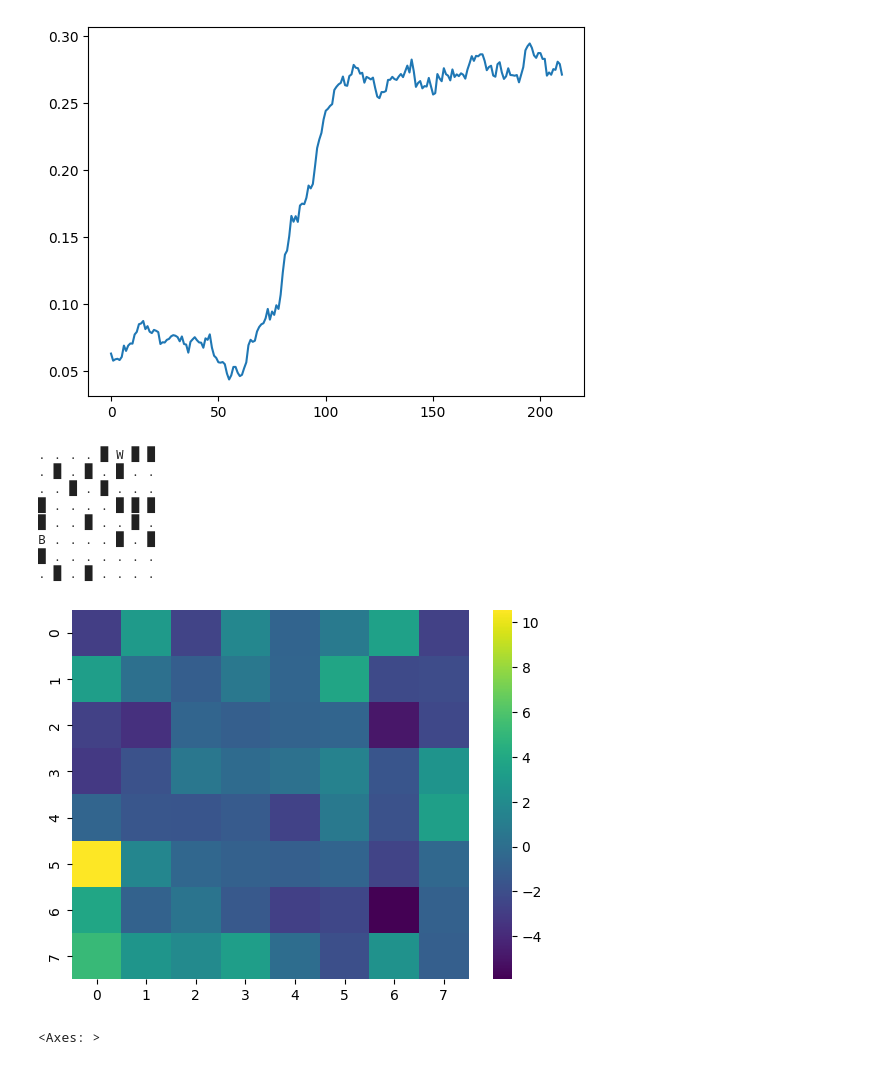
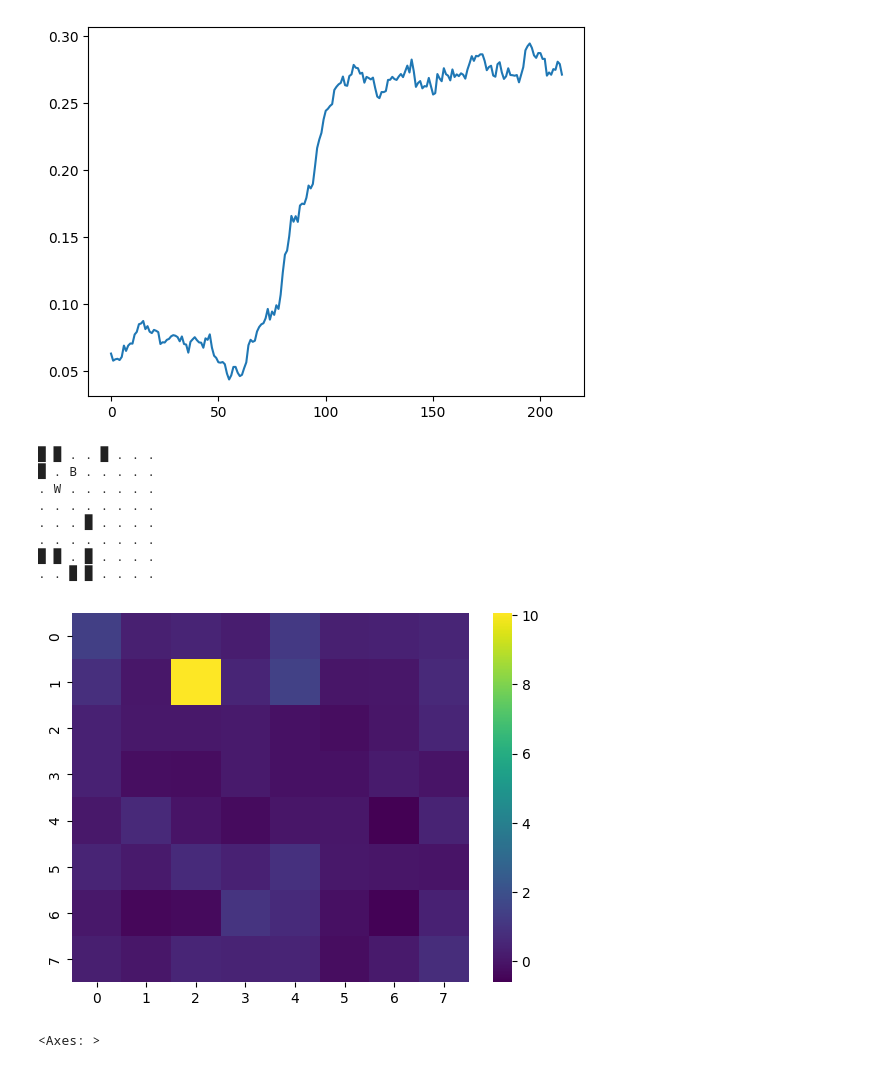
Before and after one commit to khang200923/queen-duel-bot, a Jupyter notebook: ai.ipynb, the cells around one changed output. Cells and saved outputs as stored; diff of their text form; code cells hidden in the pictures.

```diff
--- a/ai.ipynb
+++ b/ai.ipynb
@@ -147,40 +169,47 @@ def soft_update(target, source, tau):
 # %%
 agent = SmolQAgent()
 target = copy.deepcopy(agent)
-oppo = SimpleCleverAgent()
+def oppo_choose():
+    return random.choice([SimpleCleverAgent(), SimpleCleverAgent(), agent])
 optimizer = torch.optim.Adam(agent.parameters(), lr=1.5e-3, betas=(0.9, 0.999))
 epoch = 0
 # %%
 buffer: list[ReplayEntry] = []
 ENTRIES_PER_TRAIN_STEP = 512
-UPDATES_PER_TRAIN_STEP = 8
+UPDATES_PER_TRAIN_STEP = 12
 win_rate_graph = []
 reward_graph = []
 legal_graph = []
+is_white_agent = True
 # %%
 agent.train()
 while True:
 # for _ in range(1):
     print(f"Epoch {epoch}")
-    game = Game(agent, oppo)
+    game = Game(agent, oppo_choose()) if is_white_agent else Game(oppo_choose(), agent)
     reward_list = []
     legal_list = []
     win_list = []
     for _ in range(ENTRIES_PER_TRAIN_STEP * 2):
         if game.result is not None:
+            game.white = agent if is_white_agent else oppo_choose()
+            game.black = oppo_choose() if is_white_agent else agent
             game.reset()
-        if not game.is_white_turn:
+        if game.is_white_turn != is_white_agent:
             game.agent_move()
             if game.result is not None:
-                win_list.append(game.result)
+                win_list.append(game.result == is_white_agent)
+                is_white_agent = not is_white_agent
             continue
         state = game.get_state().convert_to_torch()
         _, move, legal = game.agent_move()
-        reward = get_reward(game, True, legal)
+        reward = get_reward(game, is_white_agent, legal)
         reward_list.append(reward)
         legal_list.append(legal)
         if game.result is not None:
-            win_list.append(game.result)
+            win_list.append(game.result == is_white_agent)
+            # if is_white_agent: win_list.append(game.result)
+            is_white_agent = not is_white_agent
         done = game.result is not None
         next_state = game.get_state().convert_to_torch() if not done else empty_game_state_torch()
         entry = ReplayEntry(
@@ -188,8 +217,9 @@ while True:
             action=torch.tensor(move, dtype=torch.int64, device=state.selfq_board.device),
             reward=reward,
             next_state=next_state,
-            done=done
+            done=done,
         )
+        # entry.importance = math.sqrt(loss_nograd_one(agent, target, entry))
         buffer.append(entry)
     reward_graph.append(np.mean(reward_list))
     legal_graph.append(len(list(x for x in legal_list if x)) / len(legal_list))
@@ -207,8 +237,8 @@ while True:
         loss_list.append(loss)
     print(f"Loss: mean={np.mean(loss_list):.4f}, median={np.median(loss_list):.4f}, std={np.std(loss_list):.4f}")
     random.shuffle(buffer)
-    del buffer[:int(len(buffer) * 0.025)]
-    soft_update(target, agent, tau=0.005)
+    del buffer[:int(len(buffer) * 0.02)]
+    soft_update(target, agent, tau=0.015)
     epoch += 1
     print()
     print("Switching to playing mode")
@@ -246,10 +299,10 @@ Base win rate: 5.73%
 # %%
 game = Game(agent, RandomAgent())
 wins = 0
-for _ in range(1000):
+for _ in range(200):
     game.reset()
     while game.result is None:
         game.agent_move()
     wins += 1 if game.result else 0
-print(f"Win rate: {wins / 1000:.2%}")
+print(f"Win rate: {wins / 200:.2%}")
 # %% [output]
@@ -316,26 +370,26 @@ plt.show()
 # %%
 game = Game(RandomAgent(), RandomAgent())
 game.reset()
-for _ in range(20):
+for _ in range(10):
     game.agent_move()
     if game.result is not None:
         break
 # agent.head_advantage(agent.conv(game.get_state().convert_to_torch().all_boards().unsqueeze(0))).squeeze(0).reshape((8, 8))
 # agent.head_value(agent.conv(game.get_state().convert_to_torch().all_boards().unsqueeze(0))).squeeze(0)
 if game.result is None:
     data = agent(game.get_state().convert_to_torch().all_boards().unsqueeze(0))
     print(game.repr_board())
     sns.heatmap(data.view(8,8).detach().numpy(), cmap="viridis")
 # %% [output]
-. . . . █ W █ █
-. █ . █ . █ . .
-. . █ . █ . . .
-█ . . . . █ █ █
-█ . . █ . . █ .
-B . . . . █ . █
-█ . . . . . . .
-. █ . █ . . . .
+█ █ . . █ . . .
+█ . B . . . . .
+. W . . . . . .
+. . . . . . . .
+. . . █ . . . .
+. . . . . . . .
+█ █ . █ . . . .
+. . █ █ . . . .
-[figure, old version]
+[figure, new version]
 # %%
 game.get_state().convert_to_torch().all_boards()
 # %%
```
Also changed, not shown: parts of 8 cells of this notebook.
